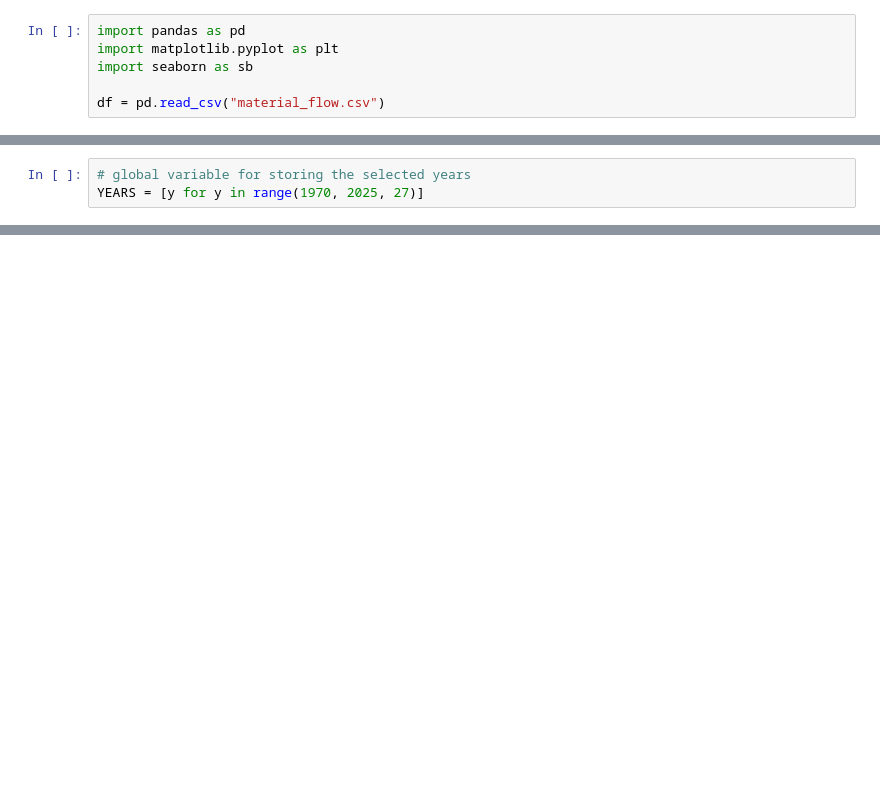
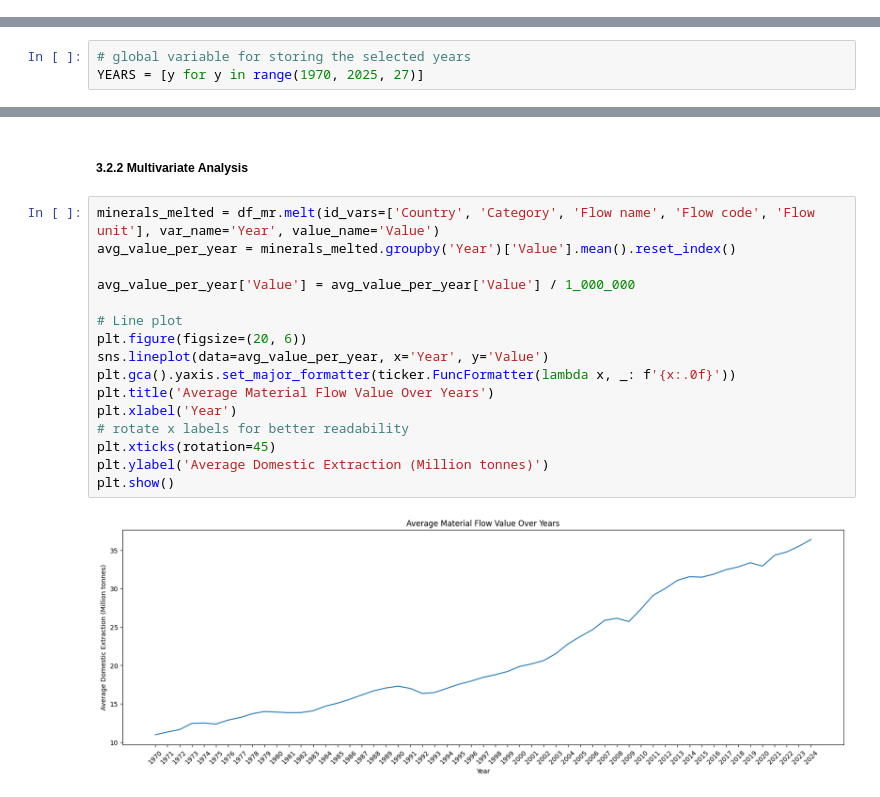
Before and after one commit to OrionFlame1/dataViz, a Jupyter notebook: Main.ipynb, the cells around one changed output, grey strips where cells are left out. Drawn from its saved outputs; the diff is of its cells as text; blank space fills up the shorter version.

```diff
--- a/Main.ipynb
+++ b/Main.ipynb
@@ -9,6 +0,0 @@
-# %%
-import pandas as pd
-import matplotlib.pyplot as plt
-import seaborn as sb
-
-df = pd.read_csv("material_flow.csv")
@@ -158,0 +396,20 @@ YEARS = [y for y in range(1970, 2025, 27)]
+# %% [markdown]
+##### 3.2.2 Multivariate Analysis
+# %%
+minerals_melted = df_mr.melt(id_vars=['Country', 'Category', 'Flow name', 'Flow code', 'Flow unit'], var_name='Year', value_name='Value')
+avg_value_per_year = minerals_melted.groupby('Year')['Value'].mean().reset_index()
+
+avg_value_per_year['Value'] = avg_value_per_year['Value'] / 1_000_000
+
+# Line plot
+plt.figure(figsize=(20, 6))
+sns.lineplot(data=avg_value_per_year, x='Year', y='Value')
+plt.gca().yaxis.set_major_formatter(ticker.FuncFormatter(lambda x, _: f'{x:.0f}'))
+plt.title('Average Material Flow Value Over Years')
+plt.xlabel('Year')
+# rotate x labels for better readability
+plt.xticks(rotation=45)
+plt.ylabel('Average Domestic Extraction (Million tonnes)')
+plt.show()
+# %% [output]
+[figure, added]
```
Also changed, not shown: parts of 61 cells of this notebook, 1 other file.
